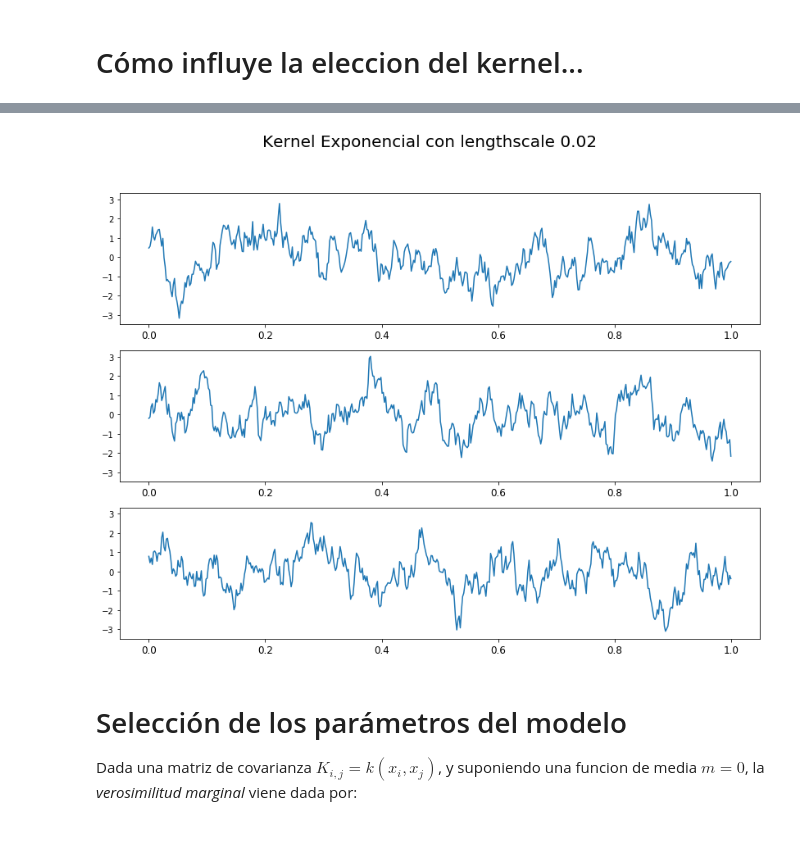
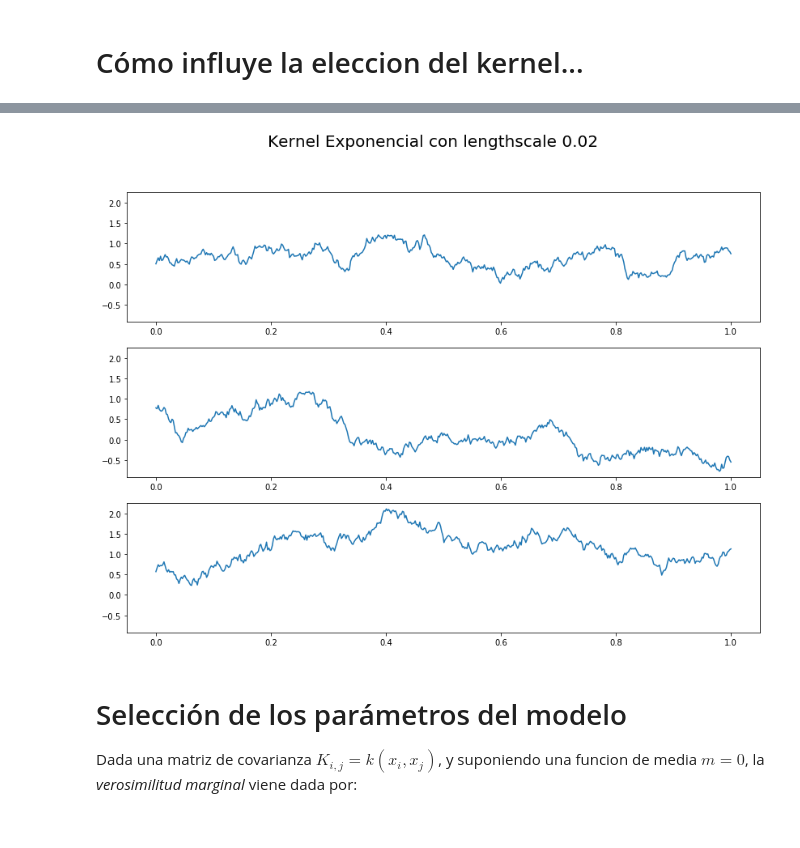
Before and after one commit to jpmerlet/gp_spc, a Jupyter notebook: code_git/presentacion_resultados.ipynb, the cells around one changed output, grey strips where cells are left out. Drawn from its saved outputs; the diff is of its cells as text; code cells hidden in the pictures.

```diff
--- a/code_git/presentacion_resultados.ipynb
+++ b/code_git/presentacion_resultados.ipynb
@@ -96,27 +96,27 @@ plt.show()
 # %%
-k = GPy.kern.Exponential(input_dim=1, lengthscale=0.02)
+k = GPy.kern.Exponential(input_dim=1, lengthscale=1)
 X = np.linspace(0.,1.,500)
 
 # 500 points evenly spaced over [0,1]
 X = X[:,None]
 # reshape X to make it n*D
 mu = np.zeros((500))
 # vector of the means
 C = k.K(X,X)
 # covariance matrix
 # Generate 20 sample path with mean mu and covariance C
 Z = np.random.multivariate_normal(mu,C,20)
 
 fig, axes = plt.subplots(nrows=3, ncols=1, sharey=True)
 fig.set_size_inches(14,10)
 for i,ax in enumerate(axes):
     eje_i = axes[i,]
     eje_i.plot(X[:], Z[i,])
     # eje_i.set_title('Kernel Expoential con lengthscale {}'.format(0.02), size=20)
 plt.suptitle('Kernel Exponencial con lengthscale {}'.format(0.02), fontsize=20)
 plt.show()
 # %% [output]
-[figure, old version]
+[figure, new version]
 # %% [markdown]
 # Selección de los parámetros del modelo
 
```
Also changed, not shown: parts of 2 cells of this notebook, 1 other file.
